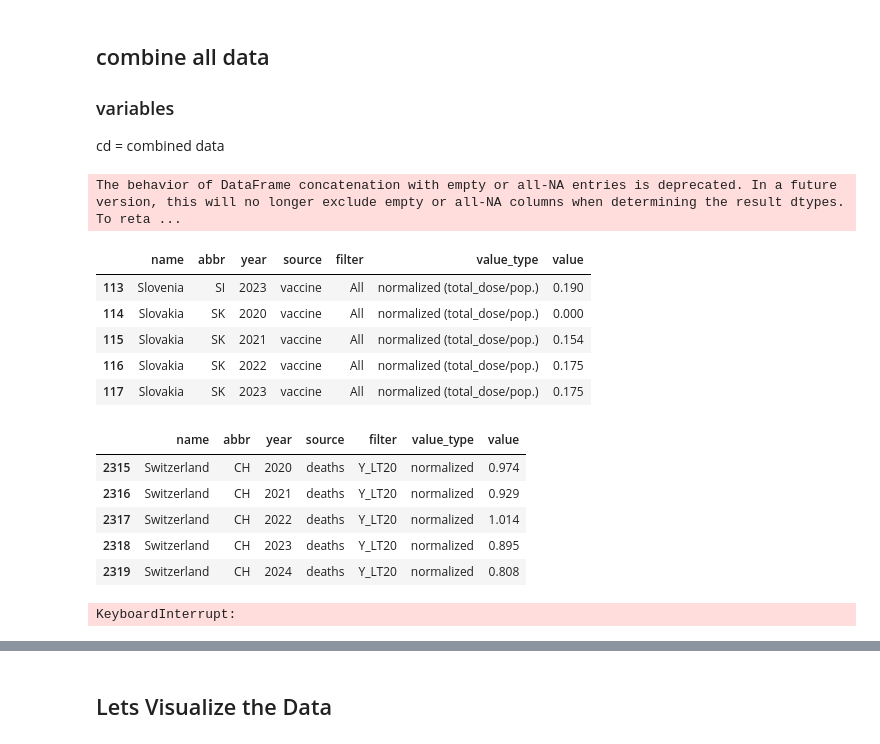
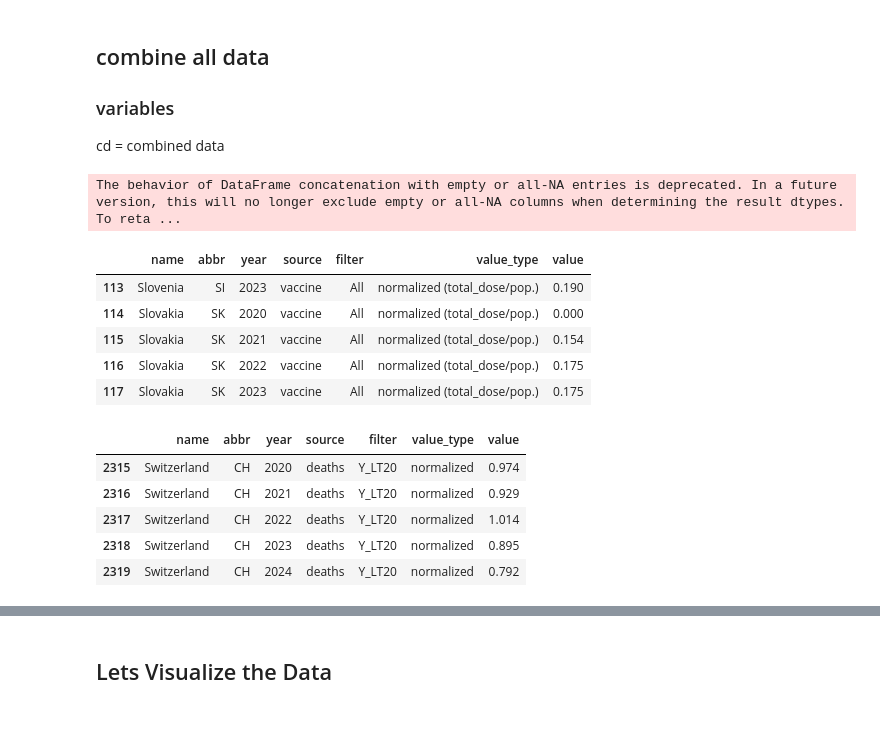
Before and after one commit to jgarza9788/Excess_Mortality_And_Vaccines_In_Europe, a Jupyter notebook: main.ipynb, the cells around one changed output, grey strips where cells are left out. Saved outputs shown, nothing was run; the diff lists cells and outputs as text; code cells hidden in the pictures.

```diff
--- a/main.ipynb
+++ b/main.ipynb
@@ -360,7 +447,7 @@ def bar(num,denom=100.0,length=25,fillchar='#',emptychar='_'):
 * ddn = normalized deaths (by year)
 # %%
 # getting the data
-dd = pd.read_excel(os.path.join(DataDIR,"demo_r_mwk_20__custom_15220765_page_spreadsheet.xlsx"),sheet_name = "Sheet 1")
+dd = pd.read_excel(os.path.join(DataDIR,"demo_r_mwk_20__custom_15613355_page_spreadsheet.xlsx"),sheet_name = "Sheet 1")
 
 # remove the headers
 dd = dd.iloc[7::]
@@ -622,7 +711,8 @@ ddn.to_csv(r'out\death_data_norm.csv',index=False)
 * codn = cod, normalized
 # %%
 # getting the data
-cod = pd.read_excel(os.path.join(DataDIR,"hlth_cd_aro__custom_15177032_page_spreadsheet.xlsx"),sheet_name = "Sheet 1")
+# cod = pd.read_excel(os.path.join(DataDIR,"hlth_cd_aro__custom_15613373_page_spreadsheet.xlsx"),sheet_name = "Sheet 1")
+cod = pd.read_excel(os.path.join(DataDIR,"hlth_cd_aro__custom_15699666_page_spreadsheet.xlsx"),sheet_name = "Sheet 1")
 
 # remove the headers
 cod = cod.iloc[9::]
@@ -668,7 +758,6 @@ cod = temp
 
 # this is a combination of 27 countries
 cod.loc[cod['name']== 'European Union - 27 countries (from 2020)','abbr'] = 'Euro27'
-
 
 cod = cod[cod['name']!= 'not available']
 cod = cod[cod['name']!= 'Special value']
@@ -680,6 +769,13 @@ cod = cod[cod['name']!= 'd']
 
 cod = cod[~cod['name'].isna()]
 
+# removed due to lack of reporting data
+cod = cod[cod['abbr']!= 'Euro27']
+cod = cod[cod['abbr']!= 'Unknown']
+cod = cod[cod['abbr']!= 'UK']
+cod = cod[cod['abbr']!= 'LI']
+
+
 # display(cod.tail(10))
 # %%
 # if a cause of death is null, we'll fill it with 0
@@ -871,6 +996,54 @@ for c in temp.columns:
 
 cd = pd.concat([cd,temp])
 
+
+# Vaccine Data - total_dose1
+
+temp = vd.copy()
+
+temp['source'] = 'vaccine'
+temp['filter'] = temp['vacc']
+temp['value_type'] = 'value (first dose)'
+temp['value'] = temp['total_dose1']
+
+for c in temp.columns:
+    if c not in cols:
+        temp = temp.drop(columns=[c])
+
+cd = pd.concat([cd,temp])
+
+# Vaccine Data - total_dose1/pop
+
+temp = vd.copy()
+
+temp['source'] = 'vaccine'
+temp['filter'] = temp['vacc']
+temp['value_type'] = 'ratio (first dose/pop.)'
+temp['value'] = temp['dose1_pop_ratio']
+
+for c in temp.columns:
+    if c not in cols:
+        temp = temp.drop(columns=[c])
+
+cd = pd.concat([cd,temp])
+
+
+# Vaccine Data - total_dose1/pop normalizsed
+
+temp = vd.copy()
+
+temp['source'] = 'vaccine'
+temp['filter'] = temp['vacc']
+temp['value_type'] = 'normalized (first dose/pop.)'
+temp['value'] = temp['dpr1_norm']
+
+for c in temp.columns:
+    if c not in cols:
+        temp = temp.drop(columns=[c])
+
+cd = pd.concat([cd,temp])
+
+
 # Vaccine Data - total_dose
 
 temp = vd.copy()
@@ -906,35 +1079,34 @@ temp = vd.copy()
 temp['source'] = 'vaccine'
 temp['filter'] = temp['vacc']
 temp['value_type'] = 'normalized (total_dose/pop.)'
 temp['value'] = temp['dpr_norm']
 
 for c in temp.columns:
     if c not in cols:
         temp = temp.drop(columns=[c])
 
 cd = pd.concat([cd,temp])
 
 
 display(cd.tail(5))
 display(cd[(cd['source'] == 'deaths') & (cd['value_type'] == 'normalized')].tail(5))
 
 # save to out folder
 cd.to_csv(r'out\combined_data.csv',index=False)
 # %% [output]
 The behavior of DataFrame concatenation with empty or all-NA entries is deprecated. In a future version, this will no longer exclude empty or all-NA columns when determining the result dtypes. To reta ...
 |  | name | abbr | year | source | filter | value_type | value |
 | 113 | Slovenia | SI | 2023 | vaccine | All | normalized (total_dose/pop.) | 0.190 |
 | 114 | Slovakia | SK | 2020 | vaccine | All | normalized (total_dose/pop.) | 0.000 |
 | 115 | Slovakia | SK | 2021 | vaccine | All | normalized (total_dose/pop.) | 0.154 |
 | 116 | Slovakia | SK | 2022 | vaccine | All | normalized (total_dose/pop.) | 0.175 |
 | 117 | Slovakia | SK | 2023 | vaccine | All | normalized (total_dose/pop.) | 0.175 |
 |  | name | abbr | year | source | filter | value_type | value |
 | 2315 | Switzerland | CH | 2020 | deaths | Y_LT20 | normalized | 0.974 |
 | 2316 | Switzerland | CH | 2021 | deaths | Y_LT20 | normalized | 0.929 |
 | 2317 | Switzerland | CH | 2022 | deaths | Y_LT20 | normalized | 1.014 |
 | 2318 | Switzerland | CH | 2023 | deaths | Y_LT20 | normalized | 0.895 |
-| 2319 | Switzerland | CH | 2024 | deaths | Y_LT20 | normalized | 0.808 |
+| 2319 | Switzerland | CH | 2024 | deaths | Y_LT20 | normalized | 0.792 |
-KeyboardInterrupt:
 # %%
 sources = cd['source'].drop_duplicates().to_list()
 
```
Also changed, not shown: parts of 40 cells of this notebook, 13 other files.
